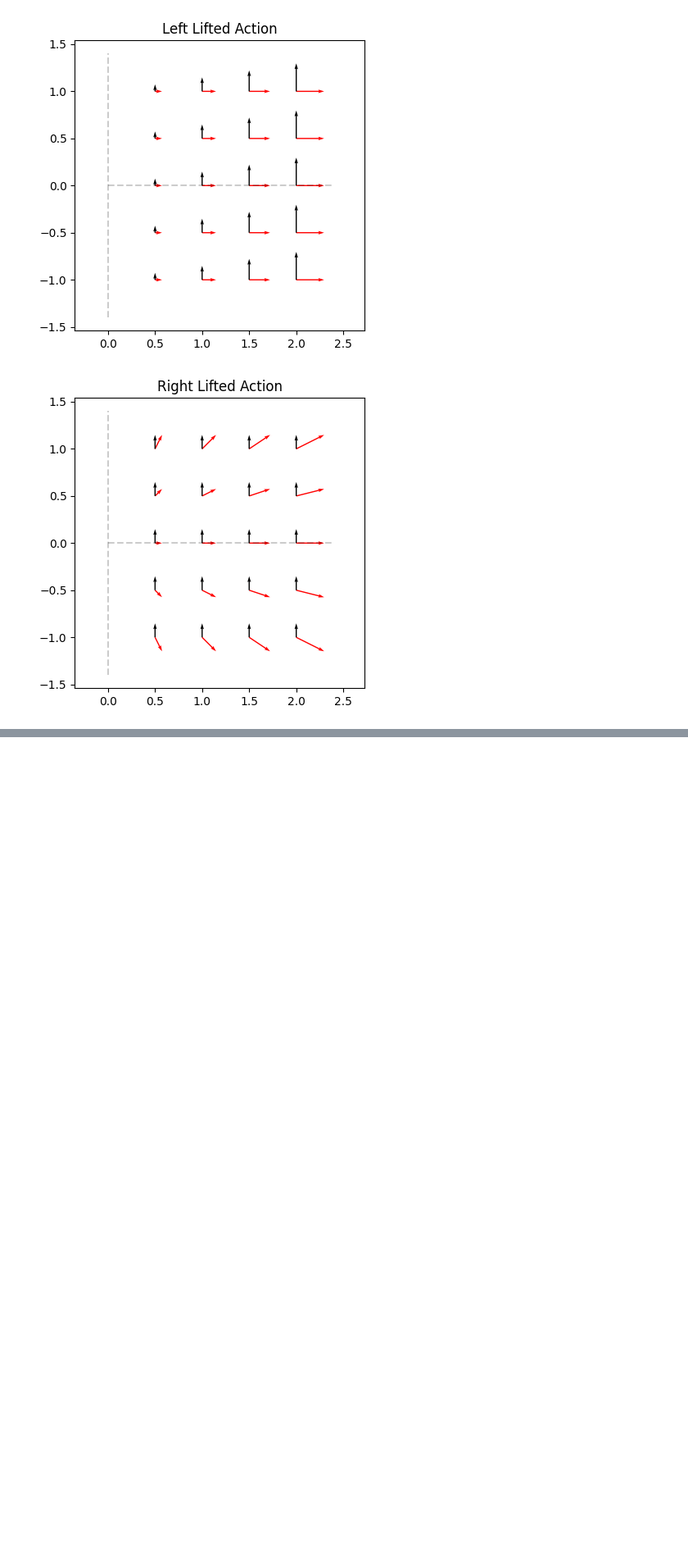
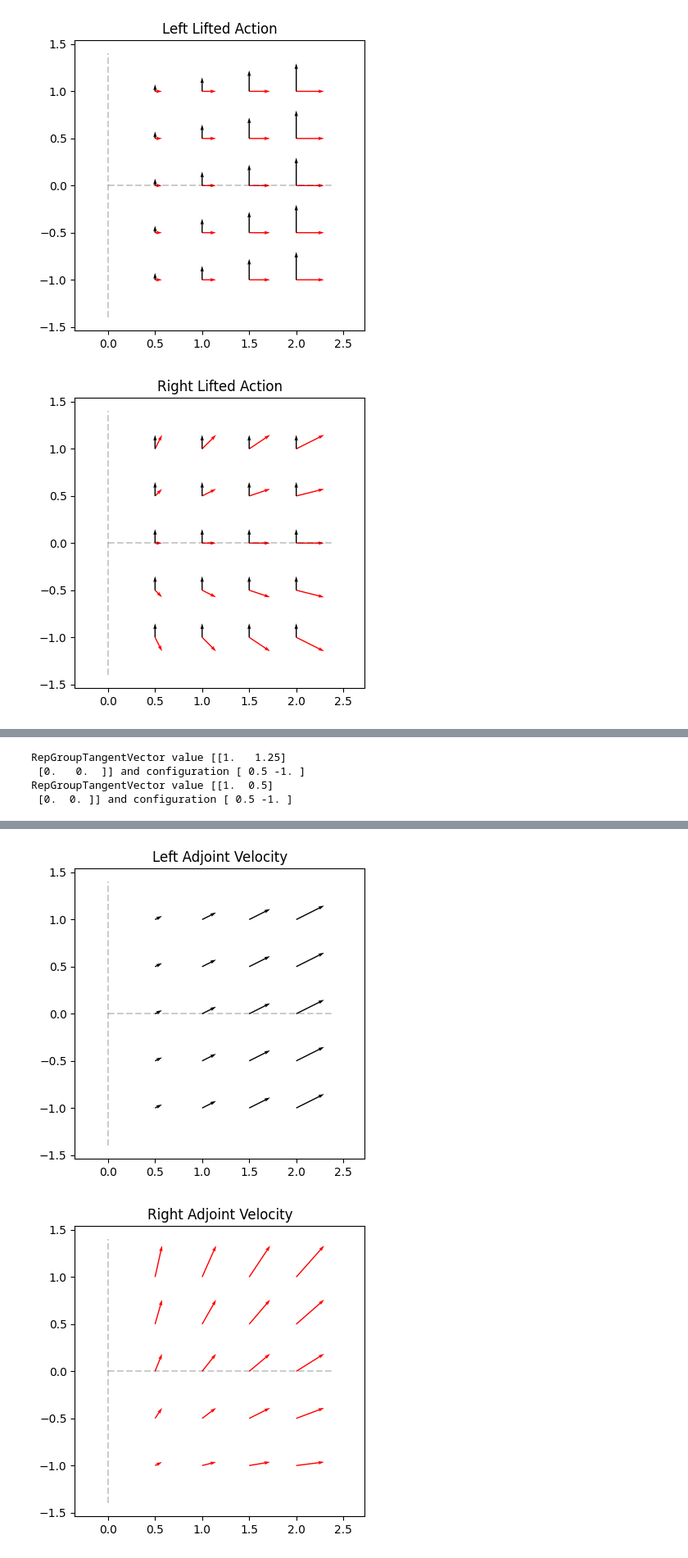
Before and after one commit to rooshm/rob541, a Jupyter notebook: hw2.ipynb, the cells around one changed output, grey strips where cells are left out. Shown at 82% size. Saved outputs shown, nothing was run; the diff lists cells and outputs as text; code cells hidden in the pictures; blank space fills up the shorter version.

```diff
--- a/hw2.ipynb
+++ b/hw2.ipynb
@@ -163,0 +171,35 @@ plot_vector_field(configuration.T, [vbs_r.flatten(), vbs_l.flatten()], title="Le
+# %%
+from rep_lie_algebra import RxRplus, RepGroupTangentVector, MatrixVectorBases
+group_vectors = [RxRplus.element(config) for config in configuration]
+
+dx = np.array([1, 0])
+dy = np.array([0, 1])
+v1 = RepGroupTangentVector(RxRplus, dx, RxRplus.identity_element())
+v2 = RepGroupTangentVector(RxRplus, dy, RxRplus.identity_element())
+vbs_dx = np.array([config.TL(v1).derep() for config in group_vectors]).T
+vbs_dy = np.array([config.TL(v2).derep() for config in group_vectors]).T
+plot_vector_field(configuration.T, [vbs_dx, vbs_dy], title="Left Lifted Action")
+
+vbs_dx = np.array([config.TR(v1).derep() for config in group_vectors]).T
+vbs_dy = np.array([config.TR(v2).derep() for config in group_vectors]).T
+plot_vector_field(configuration.T, [vbs_dx, vbs_dy], title="Right Lifted Action")
+
+
+g = RxRplus.element(np.array([1/2, -1]))
+grightcirc = RepGroupTangentVector(RxRplus, np.array([1, 0.5]), g)
+gleftcirc = g.ad(grightcirc)
+print(gleftcirc)
+print(g.ad_inv(gleftcirc))
+
+v2 = RepGroupTangentVector(RxRplus, gleftcirc.value, g)
+
+vbs_l = np.array([config.TL(grightcirc).derep() for config in group_vectors]).T
+vbs_r = np.array([config.TR(gleftcirc).derep() for config in group_vectors]).T
+plot_vector_field(configuration.T, [vbs_l], title="Left Adjoint Velocity", color_idx=1)
+plot_vector_field(configuration.T, [vbs_r], title="Right Adjoint Velocity")
+plot_vector_field(configuration.T, [vbs_r, vbs_l], title="Left and Right Adjoint Velocities")
+# %% [output]
+RepGroupTangentVector value [[1.   1.25]
+ [0.   0.  ]] and configuration [ 0.5 -1. ]
+RepGroupTangentVector value [[1.  0.5]
+ [0.  0. ]] and configuration [ 0.5 -1. ]
@@ -163,0 +208,2 @@ plot_vector_field(configuration.T, [vbs_r.flatten(), vbs_l.flatten()], title="Le
+[figure, added]
+[figure, added]
```
Also changed, not shown: parts of 8 cells of this notebook, 10 other files.
